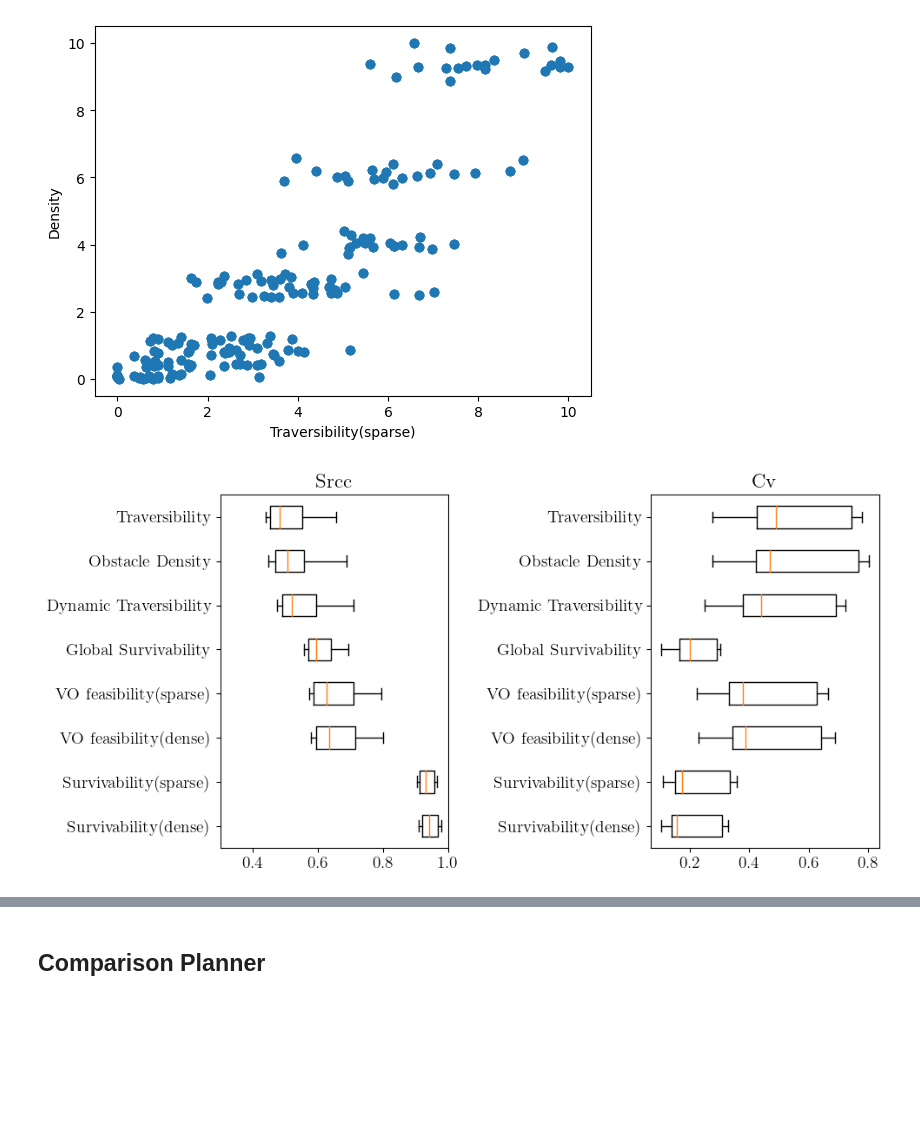
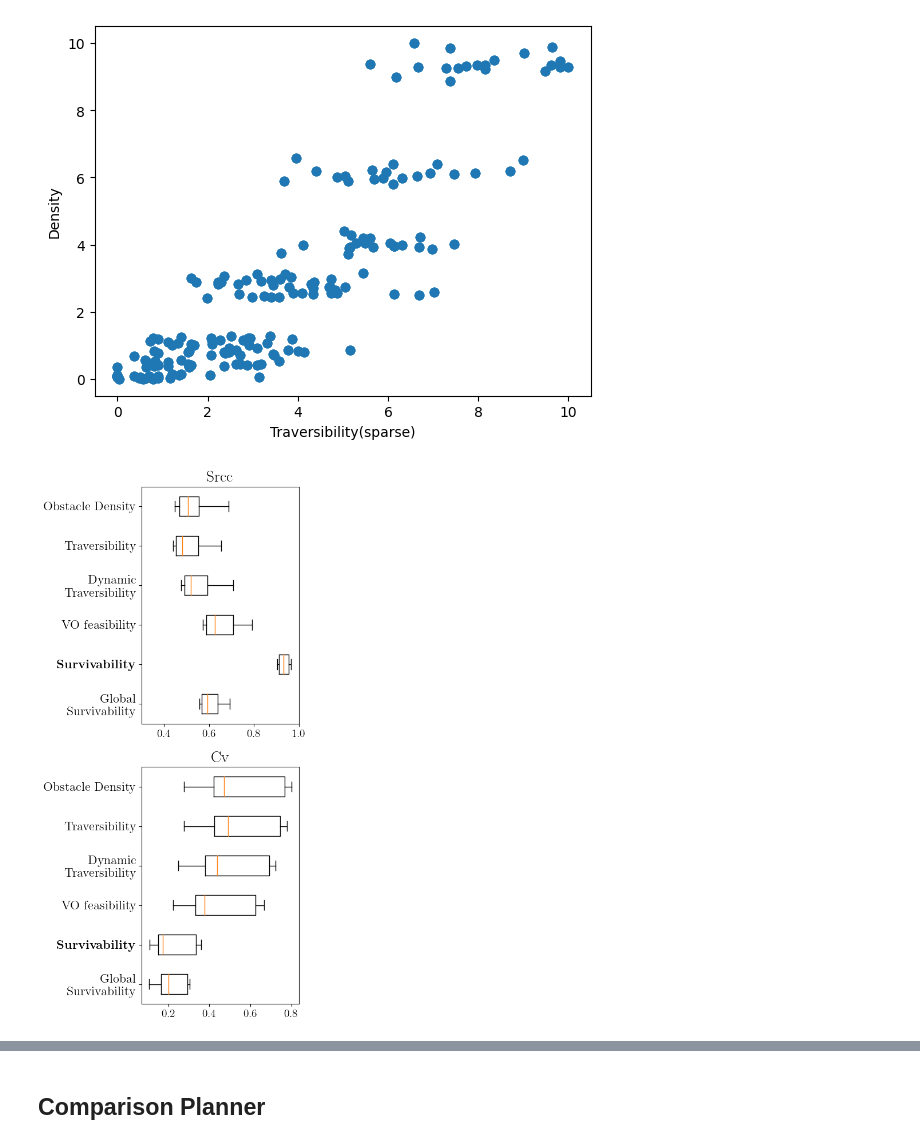
Before and after one commit to smoggy-P/gym-Drone2D-ActivePerception, a Jupyter notebook: discussion.ipynb, the cells around one changed output, grey strips where cells are left out. Saved outputs shown, nothing was run; the diff lists cells and outputs as text; code cells hidden in the pictures; blank space fills up the shorter version.

```diff
--- a/discussion.ipynb
+++ b/discussion.ipynb
@@ -38,57 +38,59 @@ import matplotlib as mpl
 plt.rc('font', family='serif', size=14)
 plt.rc('text', usetex=True)
 
 # Define the data
-metrics = ['Obstacle Density', 'Traversibility', 'Dynamic Traversibility',
-           'Survivability(sparse)', 'Survivability(dense)', 'Global Survivability',
-           'VO feasibility(sparse)', 'VO feasibility(dense)']
+metrics = ['Obstacle Density', 'Traversibility', 'Dynamic\nTraversibility',
+           '$\\bf{Survivability}$', 'Global\nSurvivability',
+           'VO feasibility']
 srccs = [[0.4513162112031962, 0.5314217166840517, 0.4524463213950143, 0.5237710750495628, 0.4466532964898217, 0.4887601348598616, 0.5053540517342769, 0.580079747946458, 0.5970861133147983, 0.4828031241207313, 0.6866694830039692],
          [0.4473638422445207, 0.5235903210646251, 0.44516243758875207, 0.5112107610540891, 0.4392014594441113, 0.48110290009849893, 0.4744714954699527, 0.5798685997531238, 0.5995756564814763, 0.459953782835858, 0.6540083712927426],
          [0.4825098629574117, 0.5676181547237994, 0.48245657187970153, 0.5524931458840943, 0.4749435849681121, 0.5201526993785108, 0.5142646075414257, 0.6195381237742446, 0.641451054701774, 0.4992479074975875, 0.7081007955900965],
          [0.91329226905138, 0.9498796747028101, 0.9128571678176725, 0.9409579456234864, 0.9075089747944631, 0.9306103708982281, 0.9025129006441215, 0.9608787477608459, 0.9648724002874022, 0.911399434020212, 0.9599470896922832],
-         [0.9211358461656677, 0.9596759051011011, 0.9206646169493634, 0.9498470864649834, 0.914109592939059, 0.9389067671703105, 0.9078208216725009, 0.9746657137884621, 0.9777717949829838, 0.9180382868516882, 0.9723035323043038],
+      #    [0.9211358461656677, 0.9596759051011011, 0.9206646169493634, 0.9498470864649834, 0.914109592939059, 0.9389067671703105, 0.9078208216725009, 0.9746657137884621, 0.9777717949829838, 0.9180382868516882, 0.9723035323043038],
          [0.5685739025330068, 0.6224837826990931, 0.5679294313337183, 0.6178489451445542, 0.5570861514878668, 0.5926226618831926, 0.5686043577580772, 0.6565845730082952, 0.6586968131229083, 0.5710252398587683, 0.6926938731256411],
          [0.5866622567436641, 0.6767456618748038, 0.5864185369324487, 0.6554282959404509, 0.5722984812911278, 0.626179561548687, 0.5820019021233522, 0.7376152771527804, 0.762200335305626, 0.5870966992686755, 0.7925194518441703],
-         [0.593176540340377, 0.6839234433596554, 0.5930736361264631, 0.6612755027413003, 0.5788605008241041, 0.6329906293572138, 0.5884319764482379, 0.7443597302573335, 0.7679214220692481, 0.5934159382508313, 0.7997110320217239]]
+      #    [0.593176540340377, 0.6839234433596554, 0.5930736361264631, 0.6612755027413003, 0.5788605008241041, 0.6329906293572138, 0.5884319764482379, 0.7443597302573335, 0.7679214220692481, 0.5934159382508313, 0.7997110320217239],
+]
 cv = [[0.7997374847970291, 0.725361215516857, 0.8022161863721374, 0.38249807080548925, 0.7596971394347131, 0.7761167907634711, 0.27694023434672294, 0.4701747898513353, 0.4694580522235506, 0.35586569138824437, 0.460768456237896],
       [0.7758233070211559, 0.7061327179426892, 0.7783985471297118, 0.38283771122733934, 0.7342568790901871, 0.7543228507601577, 0.2771052316440506, 0.489949088105, 0.4897316524643241, 0.3538738381574274, 0.46713589827555124],
       [0.7233030284234846, 0.6489168171366229, 0.7241995949520201, 0.3464828283111791, 0.6811622370542918, 0.7014023722775959, 0.24817430980867572, 0.439259250362896, 0.43153662755918726, 0.3188817215888602, 0.4103579606515522],
       [0.3587195661263544, 0.2745369234858111, 0.3487000955039632, 0.13383556911315286, 0.3432220045121297, 0.3252355203908715, 0.10816037023816985, 0.16347600096593232, 0.170824224876777, 0.13447711176868257, 0.1734726705925376],
-      [0.3277754630022521, 0.24427666063419437, 0.318231571153095, 0.1230939577747635, 0.32524810785162167, 0.3001101045027981, 0.10440906915408803, 0.1481886036384039, 0.14698960855911475, 0.13089946213619522, 0.1562283996915759],
+      # [0.3277754630022521, 0.24427666063419437, 0.318231571153095, 0.1230939577747635, 0.32524810785162167, 0.3001101045027981, 0.10440906915408803, 0.1481886036384039, 0.14698960855911475, 0.13089946213619522, 0.1562283996915759],
       [0.30367800056185995, 0.2835717130808405, 0.30163300434001605, 0.15727782985081754, 0.27542026690968174, 0.299133981957508, 0.10426817002720003, 0.18938402726061482, 0.1992745589068069, 0.13737311149121112, 0.17176679359790403],
       [0.6630619913928913, 0.5661663029313662, 0.6657426891333321, 0.3107454025376328, 0.6247334433922521, 0.62827336236912, 0.22217458290935718, 0.3778541437305085, 0.3738500989771994, 0.28580031424229707, 0.35150213995357504],
-      [0.6815390297074059, 0.5738178680932244, 0.6881883341708049, 0.31673771915893306, 0.6407657104499901, 0.6427766320764567, 0.22867834173060952, 0.38642974476437575, 0.38334786335178883, 0.29325926838927546, 0.37137098188453616]]
+      # [0.6815390297074059, 0.5738178680932244, 0.6881883341708049, 0.31673771915893306, 0.6407657104499901, 0.6427766320764567, 0.22867834173060952, 0.38642974476437575, 0.38334786335178883, 0.29325926838927546, 0.37137098188453616]
+      ]
 
 
+desired_order = ['Obstacle Density', 'Traversibility', 'Dynamic\nTraversibility', 'VO feasibility',
+           '$\\bf{Survivability}$', 'Global\nSurvivability']
+desired_order.reverse()
 
-# Compute mean SRCC for each metric and sort metrics and srccs by it
-srcc_mean = [np.mean(srcc) for srcc in srccs]
-srcc_mean, srccs, sorted_metrics = zip(*sorted(zip(srcc_mean, srccs, metrics), reverse=True))
+# Reorder SRCCs, CV, and metrics based on the desired order
+srccs_ordered = [dict(zip(metrics, srccs))[metric] for metric in desired_order]
+cv_ordered = [dict(zip(metrics, cv))[metric] for metric in desired_order]
 
-# Create a dictionary of {metric: cv} and reorder CV according to sorted metrics
-cv_dict = dict(zip(metrics, cv))
-sorted_cv = [cv_dict[metric] for metric in sorted_metrics]
 
-fig, axes = plt.subplots(nrows=1, ncols=2, figsize=(10, 5))
+fig, axes = plt.subplots(nrows=2, ncols=1, figsize=(5, 10))
 
 # Boxplot for SRCC
-axes[0].boxplot(srccs, vert=False)
-axes[0].set_yticks(np.arange(1, len(sorted_metrics)+1))
-axes[0].set_yticklabels(sorted_metrics)
-axes[0].set_title("Srcc")
+axes[0].boxplot(srccs_ordered, vert=False)
+axes[0].set_yticks(np.arange(1, len(desired_order)+1))
+axes[0].set_yticklabels(desired_order, fontsize=16)
+axes[0].set_title("Srcc", fontsize=20)
 axes[0].set_xlim(0.3, 1)
 
 # Boxplot for CV
-axes[1].boxplot(sorted_cv, vert=False)
-axes[1].set_yticks(np.arange(1, len(sorted_metrics)+1))
-axes[1].set_yticklabels(sorted_metrics)
-axes[1].set_title("Cv")
+axes[1].boxplot(cv_ordered, vert=False)
+axes[1].set_yticks(np.arange(1, len(desired_order)+1))
+axes[1].set_yticklabels(desired_order, fontsize=16)
+axes[1].set_title("Cv", fontsize=20)
 
 plt.tight_layout()
-plt.savefig('/home/smoggy/thesis/paper/thesis/figures/boxplot.pdf', bbox_inches='tight')
+plt.savefig('/home/smoggy/thesis/ICRA-paper/img/box_plot.pdf', bbox_inches='tight')
 plt.show()
 # %% [output]
-[figure, old version]
+[figure, new version]
 # %%
 import pandas as pd
 import numpy as np
```
Also changed, not shown: parts of 2 cells of this notebook, 5 other files.
